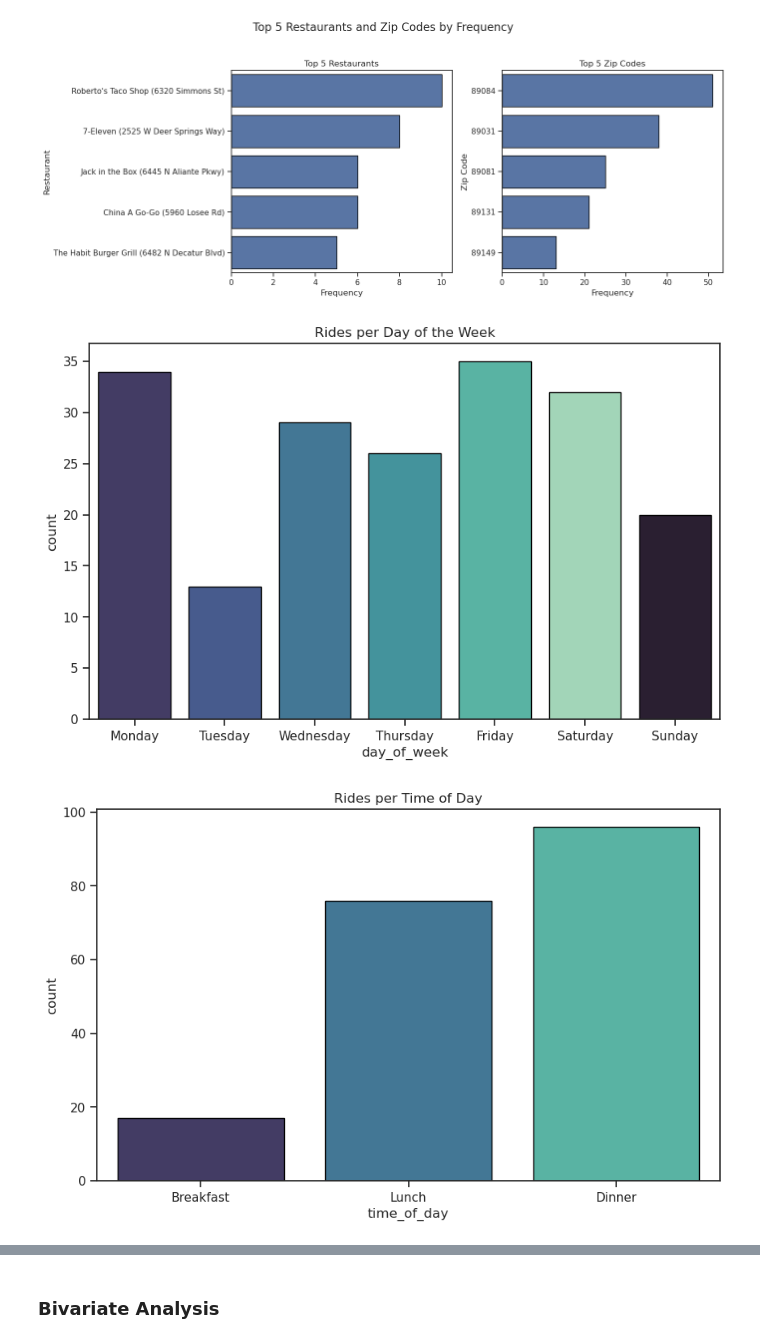
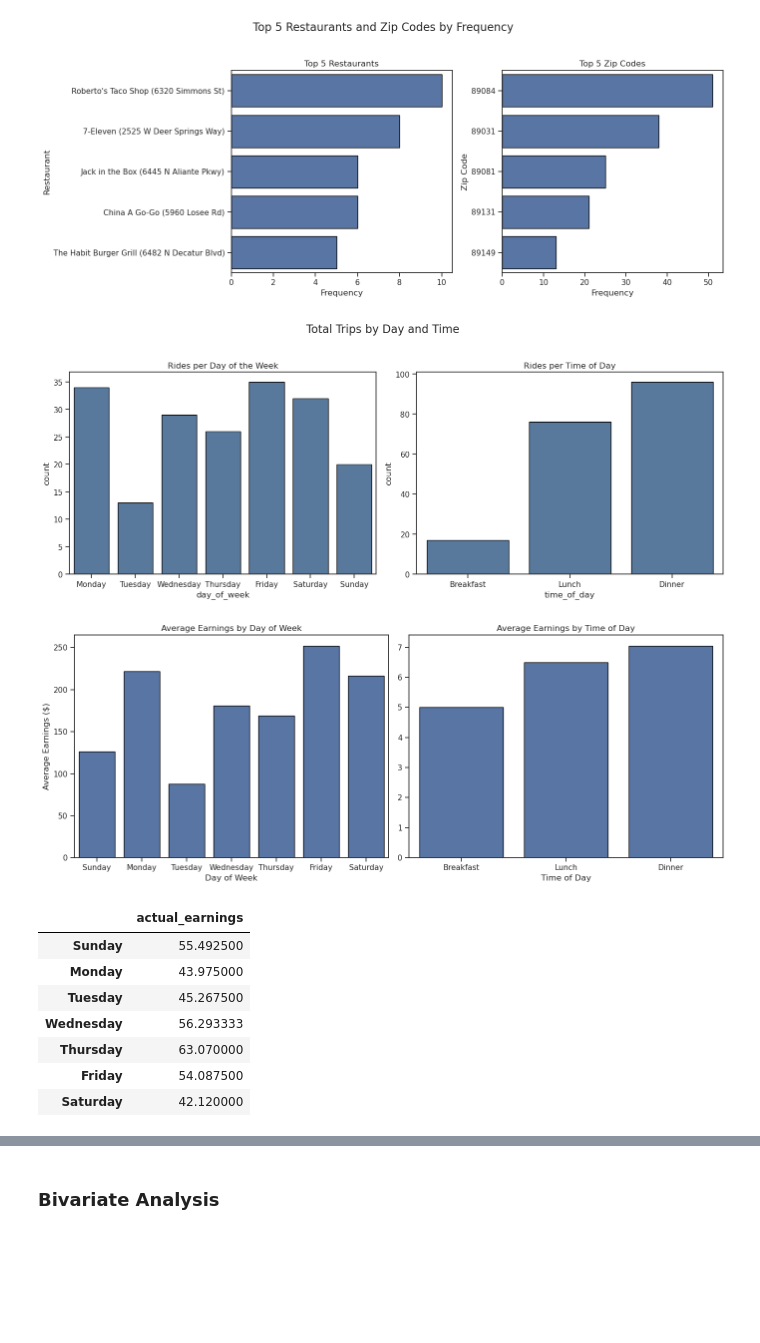
Before and after one commit to cyobero/rideshare-analysis, a Jupyter notebook: EDA.ipynb, the cells around one changed output, grey strips where cells are left out. Cells and saved outputs as stored; diff of their text form; code cells hidden in the pictures; blank space fills up the shorter version.

Commit message:
calculated average earnings per day of week

```diff
--- a/EDA.ipynb
+++ b/EDA.ipynb
@@ -248,21 +248,63 @@ plt.show()
 # %% [output]
 [figure]
 # %%
-# Plot for 'day_of_the_week'
-plt.figure(figsize=(10, 6))
-sns.countplot(hue='day_of_week', legend=False, x='day_of_week', data=categoricals,
+fig, axes = plt.subplots(1, 2, figsize=(14, 6))
+fig.suptitle('Total Trips by Day and Time', fontsize=16)
+
+
+sns.countplot(x='day_of_week', ax=axes[0], data=categoricals,
               order=['Monday','Tuesday','Wednesday','Thursday','Friday','Saturday','Sunday'],
-              edgecolor='black', palette='mako')
-plt.title('Rides per Day of the Week')
+              color='#4E79A7', edgecolor='black')
+axes[0].set_title('Rides per Day of the Week')
+
+
+
+sns.countplot(x='time_of_day', ax=axes[1], data=categoricals,
+              order=['Breakfast', 'Lunch', 'Dinner'],
+              color='#4E79A7', edgecolor='black')
+axes[1].set_title('Rides per Time of Day')
+
+
+plt.tight_layout(rect=[0, 0.03, 1, 0.95])
 plt.show()
-
-# Plot for 'time_of_day'
-plt.figure(figsize=(10, 6))
-sns.countplot(hue='time_of_day', legend=False, x='time_of_day', data=categoricals,
-              order=['Breakfast', 'Lunch', 'Dinner'],
-              edgecolor='black', palette='mako')
-plt.title('Rides per Time of Day')
-plt.show()
 # %% [output]
-[figure, old version]
+[figure, new version]
-[figure, removed]
+# %%
+#avg_earnings_by_day = df.groupby('day_of_week', observed=True)['actual_earnings'].sum().reset_index() / df.groupby('day_of_week')['actual_earnings'].count().reset_index()
+avg_earnings_by_day = df.groupby('day_of_week')['actual_earnings'].sum().reset_index()
+avg_earnings_by_time = df.groupby('time_of_day', observed=True)['actual_earnings'].mean().reset_index()
+
+fig, axes = plt.subplots(nrows=1, ncols=2, figsize=(14, 6))
+
+# Plot average earnings by day of week
+sns.barplot(x='day_of_week', y='actual_earnings', data=avg_earnings_by_day, ax=axes[0], edgecolor='black')
+axes[0].set_title('Average Earnings by Day of Week')
+axes[0].set_ylabel('Average Earnings ($)')
+axes[0].set_xlabel('Day of Week')
+
+# Plot average earnings by time of day
+sns.barplot(x='time_of_day', y='actual_earnings', data=avg_earnings_by_time, ax=axes[1], edgecolor='black')
+axes[1].set_title('Average Earnings by Time of Day')
+axes[1].set_ylabel('')  # Remove y-label for the second plot to avoid repetition
+axes[1].set_xlabel('Time of Day')
+
+plt.tight_layout(rect=[0, 0.03, 1, 0.95])
+plt.show()
+# %% [output]
+[figure, added]
+# %%
+df1 = pd.DataFrame(df.groupby('date', observed=True)['actual_earnings'].sum())
+df1.index = df1.index.to_series().apply(lambda x: days[x.weekday()])
+
+df1.index = pd.Categorical(df1.index, categories=days, ordered=True)
+
+df1.groupby(df1.index).mean()
+# %% [output]
+|  | actual_earnings |
+| Sunday | 55.492500 |
+| Monday | 43.975000 |
+| Tuesday | 45.267500 |
+| Wednesday | 56.293333 |
+| Thursday | 63.070000 |
+| Friday | 54.087500 |
+| Saturday | 42.120000 |
```
Also changed, not shown: parts of 4 cells of this notebook.
